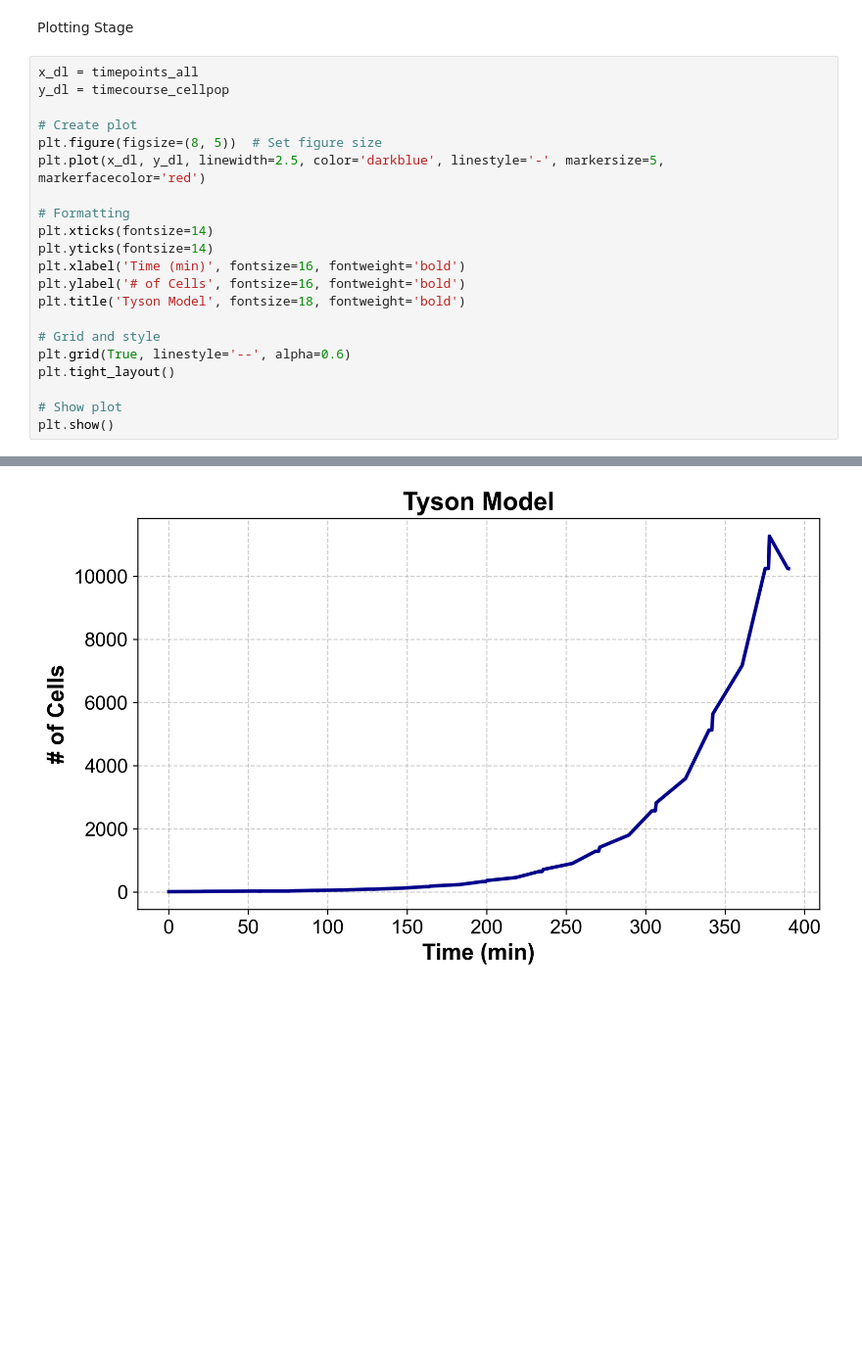
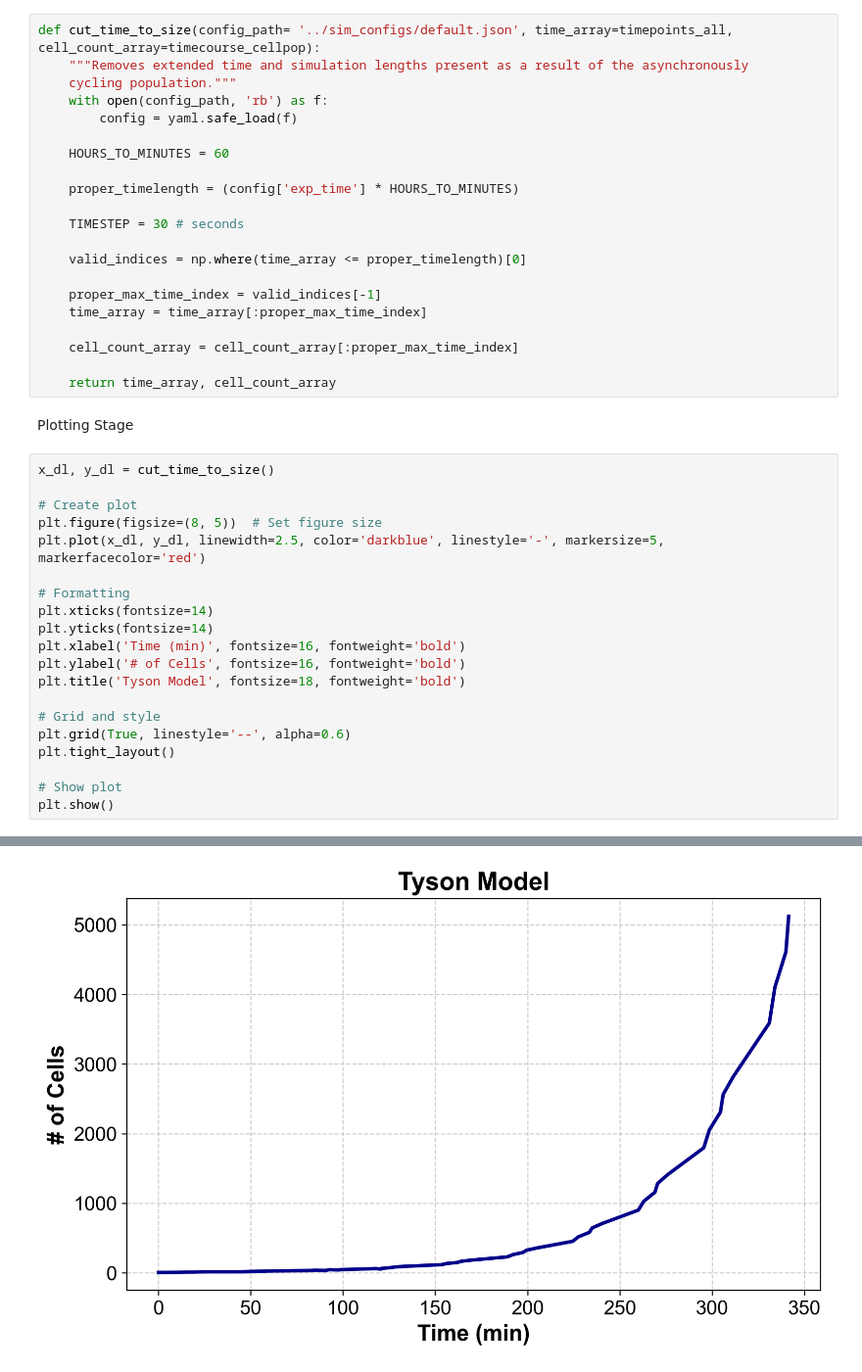
Before and after one commit to SPARCED/LinResSims, a Jupyter notebook: jupyter_notebooks/Tyson model growth curve.ipynb, the cells around one changed output, grey strips where cells are left out. Shown: that part at 98% size. Cells and saved outputs as stored; diff of their text form; blank space fills up the shorter version.

Commit message:
Updated Tyson Model Notebook to cutoff excess length simulation trajectories

```diff
--- a/jupyter_notebooks/Tyson model growth curve.ipynb
+++ b/jupyter_notebooks/Tyson model growth curve.ipynb
@@ -120,11 +119,31 @@ def pop_dyn(results, n_gen): # cell population over time
 
 
 timecourse_cellpop, timepoints_all, tout_deaths = pop_dyn(results, n_gen)
+# %%
+def cut_time_to_size(config_path= '../sim_configs/default.json', time_array=timepoints_all, cell_count_array=timecourse_cellpop):
+    """Removes extended time and simulation lengths present as a result of the asynchronously
+    cycling population."""
+    with open(config_path, 'rb') as f:
+        config = yaml.safe_load(f)
+
+    HOURS_TO_MINUTES = 60
+
+    proper_timelength = (config['exp_time'] * HOURS_TO_MINUTES)
+
+    TIMESTEP = 30 # seconds
+
+    valid_indices = np.where(time_array <= proper_timelength)[0]
+
+    proper_max_time_index = valid_indices[-1]
+    time_array = time_array[:proper_max_time_index]
+
+    cell_count_array = cell_count_array[:proper_max_time_index]
+
+    return time_array, cell_count_array
 # %% [markdown]
 Plotting Stage
 # %%
-x_dl = timepoints_all
-y_dl = timecourse_cellpop
+x_dl, y_dl = cut_time_to_size()
 
 # Create plot
 plt.figure(figsize=(8, 5))  # Set figure size
@@ -147 +169 @@ plt.show()
-[figure, old version]
+[figure, new version]
```
Also changed, not shown: parts of 3 cells of this notebook, 4 other files.
